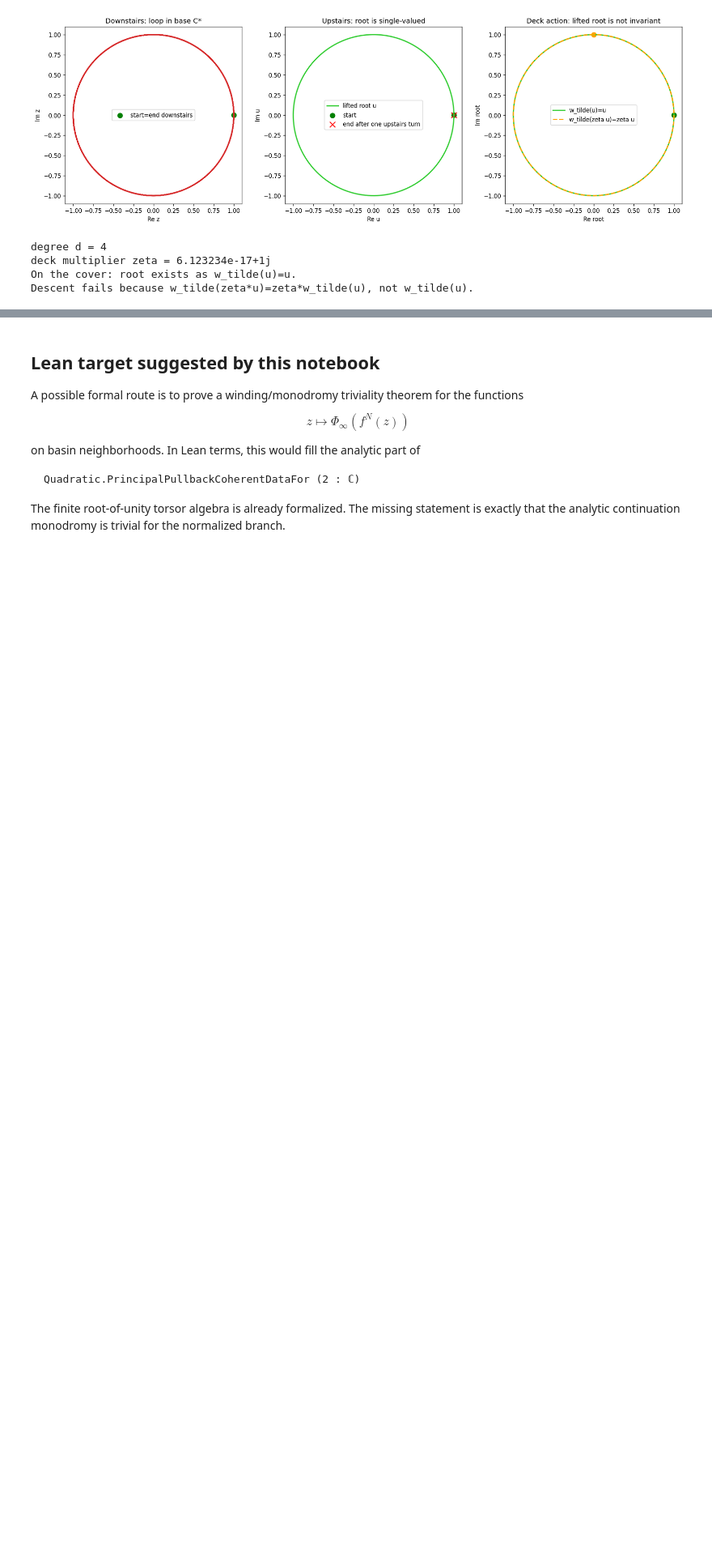
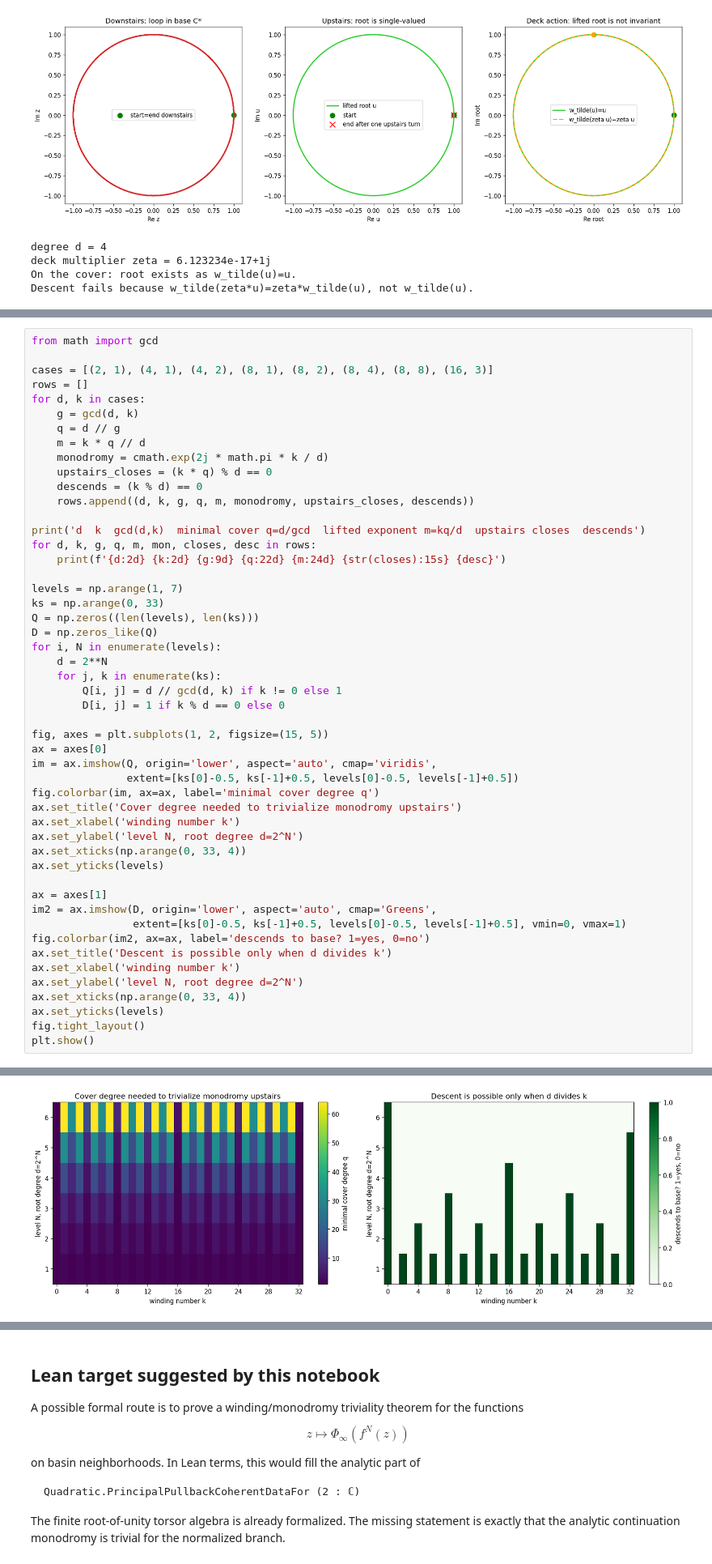
Before and after one commit to kirill-kondrashov/mlc, a Jupyter notebook: notebooks/nonzero_winding_root_monodromy.ipynb, the cells around one changed output, grey strips where cells are left out. Shown at 81% size. Drawn from its saved outputs; the diff is of its cells as text; blank space fills up the shorter version.

```diff
--- a/notebooks/nonzero_winding_root_monodromy.ipynb
+++ b/notebooks/nonzero_winding_root_monodromy.ipynb
@@ -320,0 +368,51 @@ Descent fails because w_tilde(zeta*u)=zeta*w_tilde(u), not w_tilde(u).
+# %%
+from math import gcd
+
+cases = [(2, 1), (4, 1), (4, 2), (8, 1), (8, 2), (8, 4), (8, 8), (16, 3)]
+rows = []
+for d, k in cases:
+    g = gcd(d, k)
+    q = d // g
+    m = k * q // d
+    monodromy = cmath.exp(2j * math.pi * k / d)
+    upstairs_closes = (k * q) % d == 0
+    descends = (k % d) == 0
+    rows.append((d, k, g, q, m, monodromy, upstairs_closes, descends))
+
+print('d  k  gcd(d,k)  minimal cover q=d/gcd  lifted exponent m=kq/d  upstairs closes  descends')
+for d, k, g, q, m, mon, closes, desc in rows:
+    print(f'{d:2d} {k:2d} {g:9d} {q:22d} {m:24d} {str(closes):15s} {desc}')
+
+levels = np.arange(1, 7)
+ks = np.arange(0, 33)
+Q = np.zeros((len(levels), len(ks)))
+D = np.zeros_like(Q)
+for i, N in enumerate(levels):
+    d = 2**N
+    for j, k in enumerate(ks):
+        Q[i, j] = d // gcd(d, k) if k != 0 else 1
+        D[i, j] = 1 if k % d == 0 else 0
+
+fig, axes = plt.subplots(1, 2, figsize=(15, 5))
+ax = axes[0]
+im = ax.imshow(Q, origin='lower', aspect='auto', cmap='viridis',
+               extent=[ks[0]-0.5, ks[-1]+0.5, levels[0]-0.5, levels[-1]+0.5])
+fig.colorbar(im, ax=ax, label='minimal cover degree q')
+ax.set_title('Cover degree needed to trivialize monodromy upstairs')
+ax.set_xlabel('winding number k')
+ax.set_ylabel('level N, root degree d=2^N')
+ax.set_xticks(np.arange(0, 33, 4))
+ax.set_yticks(levels)
+
+ax = axes[1]
+im2 = ax.imshow(D, origin='lower', aspect='auto', cmap='Greens',
+                extent=[ks[0]-0.5, ks[-1]+0.5, levels[0]-0.5, levels[-1]+0.5], vmin=0, vmax=1)
+fig.colorbar(im2, ax=ax, label='descends to base? 1=yes, 0=no')
+ax.set_title('Descent is possible only when d divides k')
+ax.set_xlabel('winding number k')
+ax.set_ylabel('level N, root degree d=2^N')
+ax.set_xticks(np.arange(0, 33, 4))
+ax.set_yticks(levels)
+fig.tight_layout()
+plt.show()
+# %% [output]
@@ -320,0 +428 @@ Descent fails because w_tilde(zeta*u)=zeta*w_tilde(u), not w_tilde(u).
+[figure, added]
```
Also changed, not shown: parts of 4 cells of this notebook.
